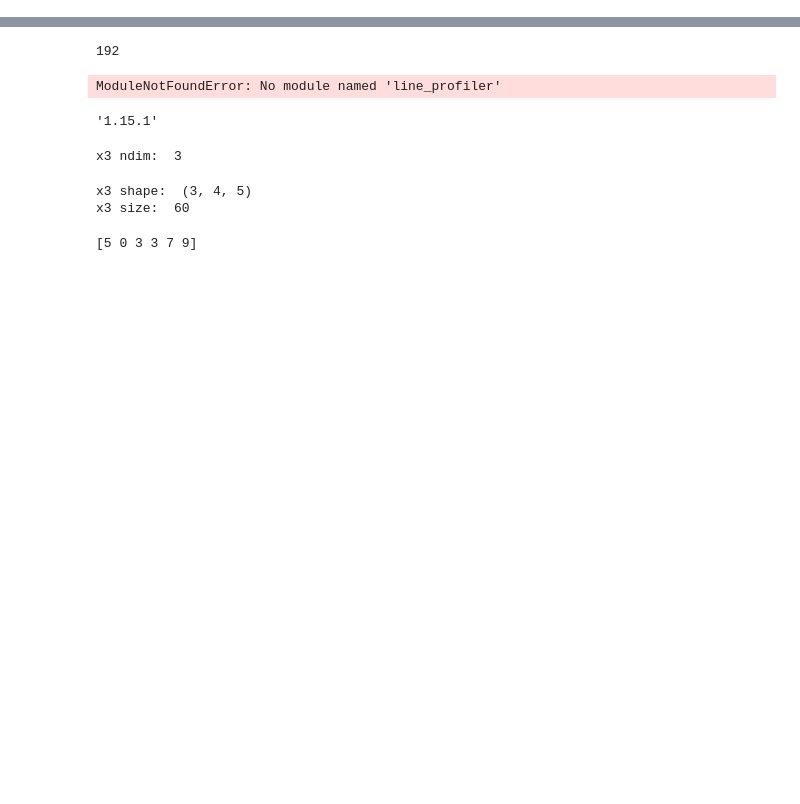
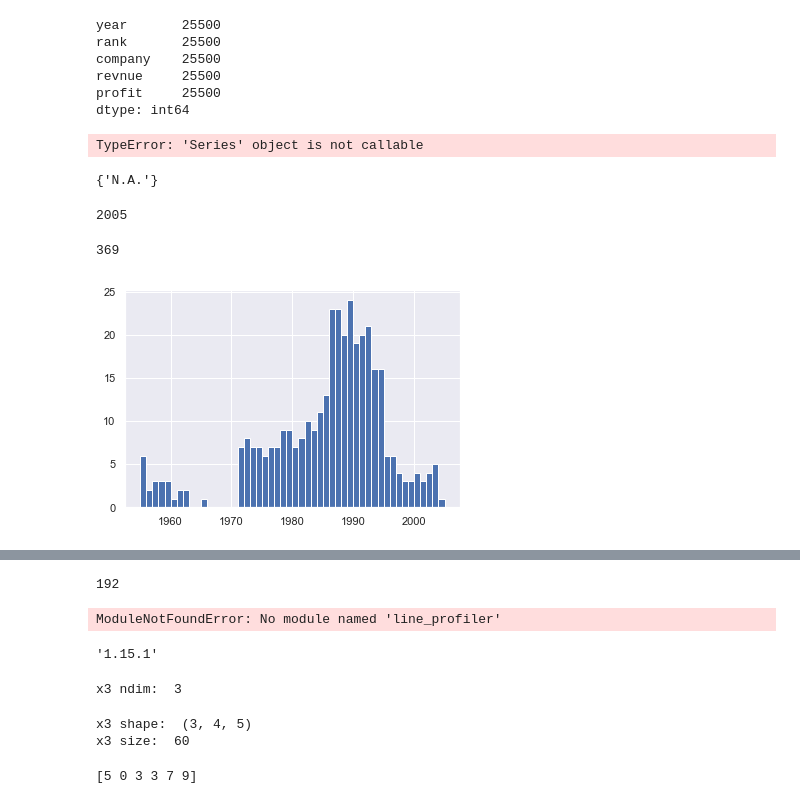
Before and after one commit to mfarooq28/PythonLabs, a Jupyter notebook: Practice-checkpoint.ipynb, the cells around one changed output, grey strips where cells are left out. Cells and saved outputs as stored; diff of their text form; code cells hidden in the pictures; blank space fills up the shorter version.

```diff
--- a/Practice-checkpoint.ipynb
+++ b/Practice-checkpoint.ipynb
@@ -2,0 +1,10 @@ ls
+# %%
+%matplotlib inline
+
+import matplotlib.pyplot as plt
+import pandas as pd
+import seaborn as sns
+
+sns.set(style ='darkgrid')
+
+df = pd.read_csv('fortune500.csv')
@@ -2,0 +29,2 @@ ls
+# %%
+df.columns = ['year','rank','company','revnue','profit']
@@ -2,0 +56,2 @@ ls
+# %%
+non_numaric_profits = df.profit.str.contains('[^0-9,-0]')
@@ -2,0 +76,29 @@ ls
+# %%
+df.count()
+# %% [output]
+year       25500
+rank       25500
+company    25500
+revnue     25500
+profit     25500
+dtype: int64
+# %%
+df.year
+# %% [output]
+TypeError: 'Series' object is not callable
+# %%
+set(df.profit[non_numaric_profits])
+# %% [output]
+{'N.A.'}
+# %%
+df.year.max()
+# %% [output]
+2005
+# %%
+len(df.profit[non_numaric_profits])
+# %% [output]
+369
+# %%
+bin_sizes,_,_ = plt.hist(df.year[non_numaric_profits], bins = range(1955,2006))
+# %% [output]
+[figure, added]
```
Also changed, not shown: parts of 71 cells of this notebook.
